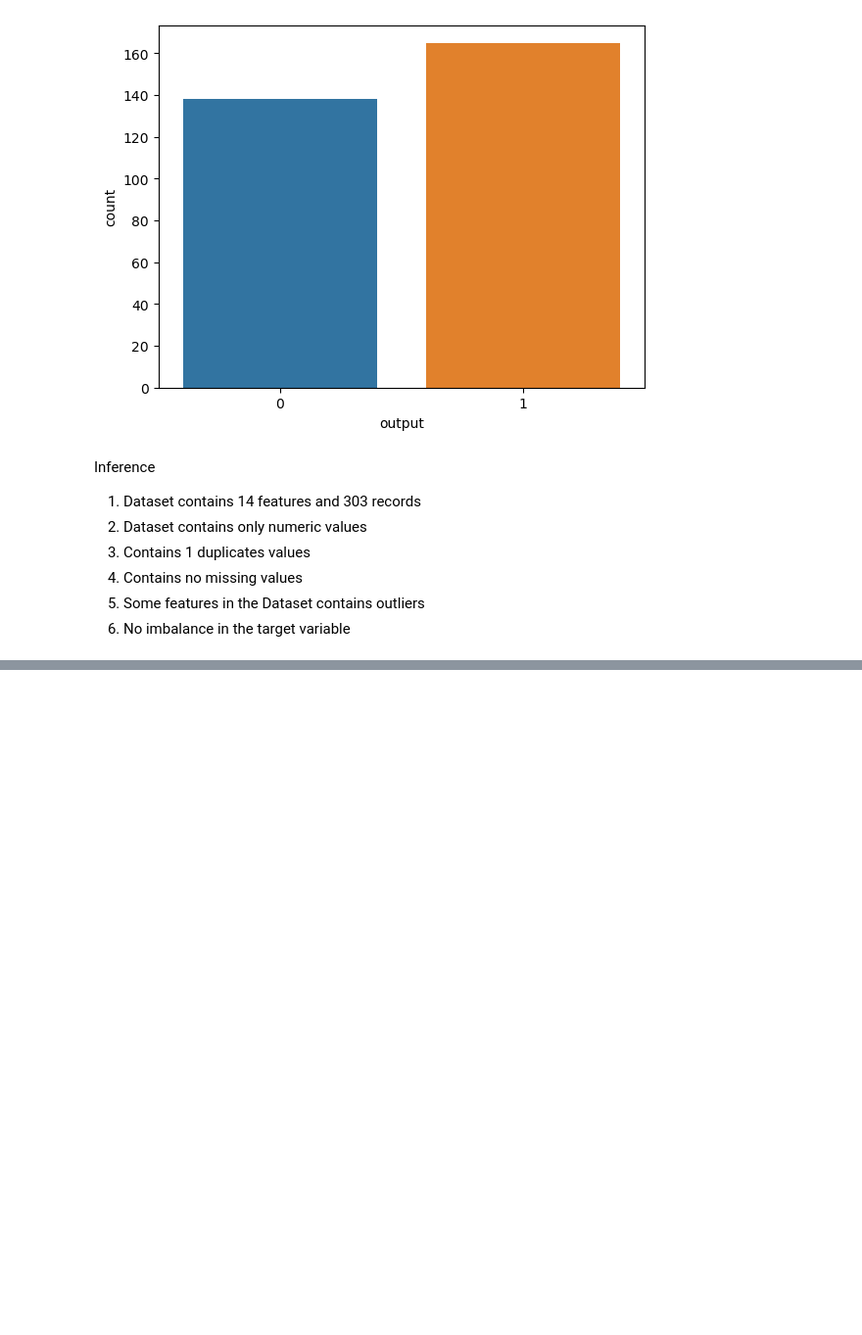
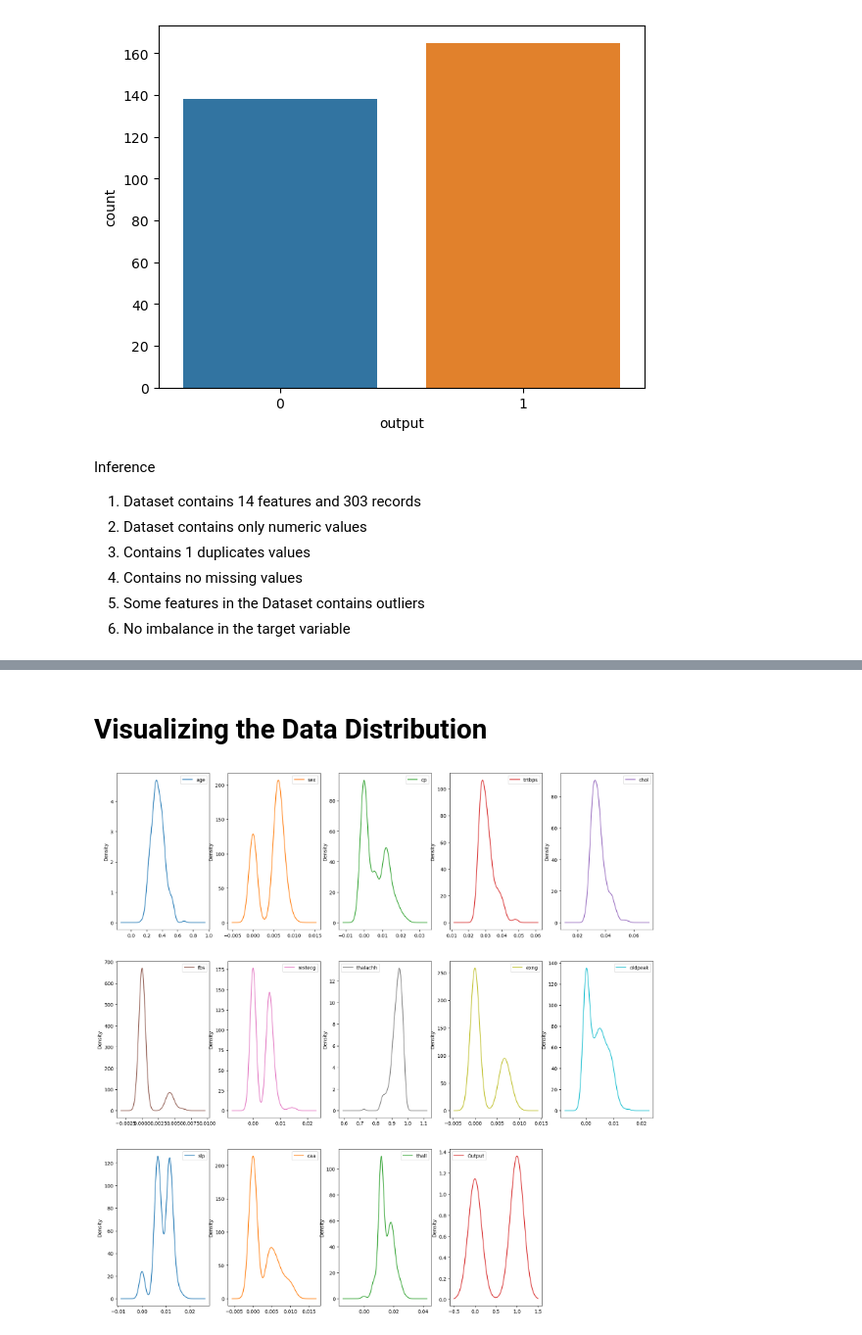
Before and after one commit to Joemi94/heart_failure_project, a Jupyter notebook: Heart_prediction.ipynb, the cells around one changed output, grey strips where cells are left out. Shown at 98% size. Saved outputs shown, nothing was run; the diff lists cells and outputs as text; code cells hidden in the pictures; blank space fills up the shorter version.

```diff
--- a/Heart_prediction.ipynb
+++ b/Heart_prediction.ipynb
@@ -159,0 +320,8 @@ dfCopy.describe().T
+# %% [markdown]
+# Visualizing the Data Distribution
+# %%
+normDf.plot(kind='density', subplots = True, layout = (3,5), sharex = False)
+plt.gcf().set_size_inches((20,20))
+plt.show()
+# %% [output]
+[figure, added]
```
Also changed, not shown: parts of 13 cells of this notebook.
